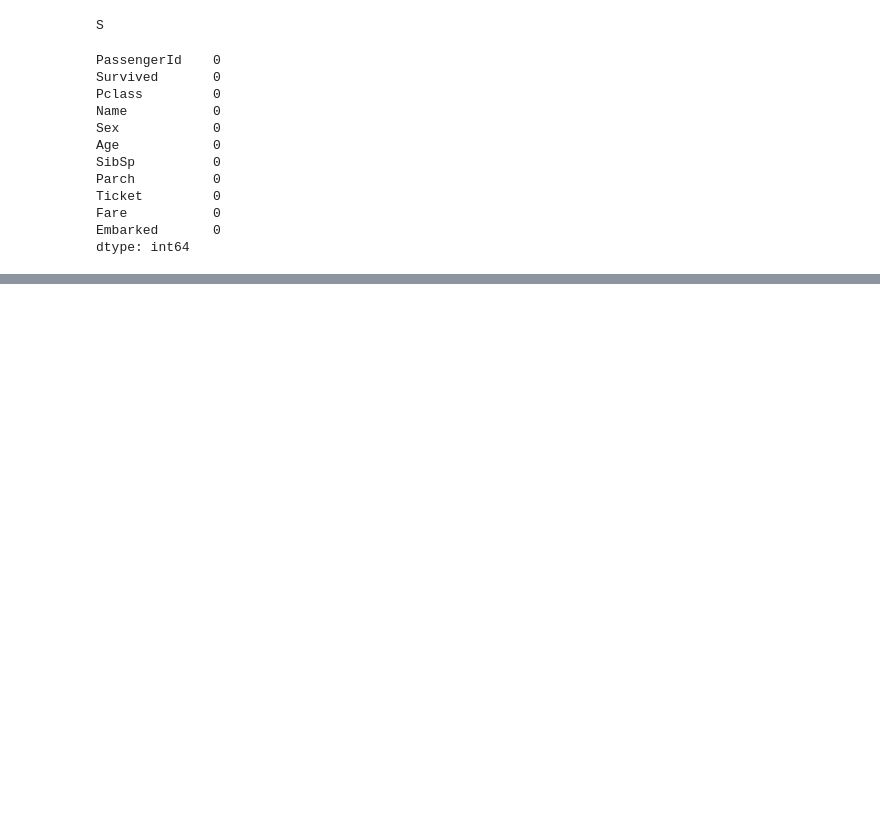
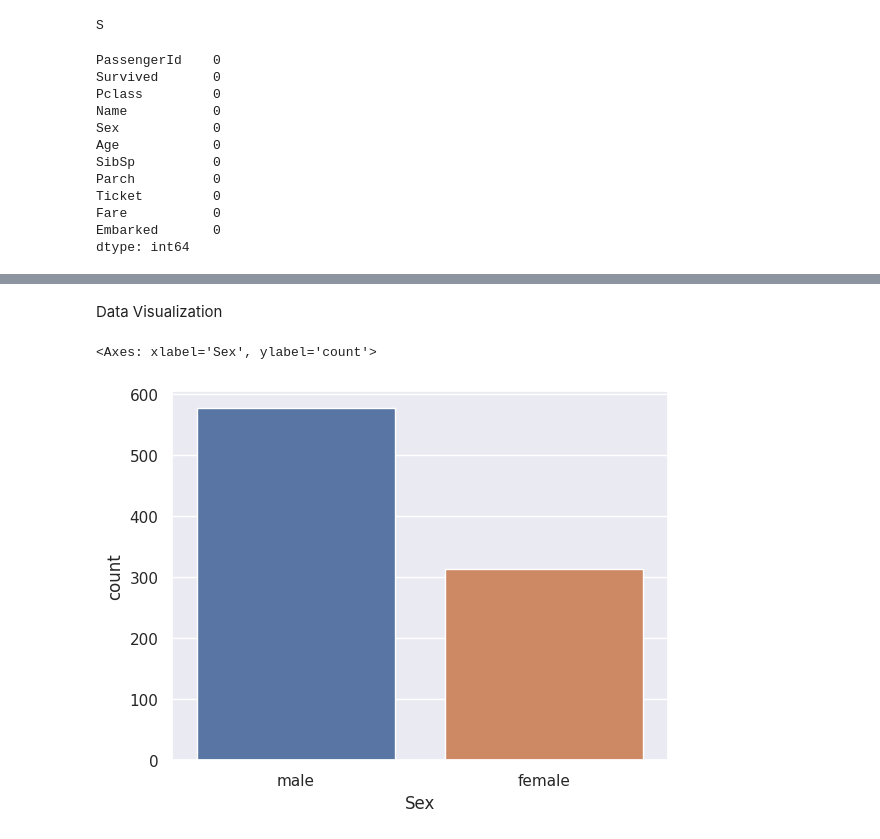
Before and after one commit to Priya-gawhane/Machine-learning-prediction-Models-Projects, a Jupyter notebook: Titanic_survival_prediction.ipynb, the cells around one changed output, grey strips where cells are left out. Drawn from its saved outputs; the diff is of its cells as text; code cells hidden in the pictures; blank space fills up the shorter version.

```diff
--- a/Titanic_survival_prediction.ipynb
+++ b/Titanic_survival_prediction.ipynb
@@ -119,0 +149,9 @@ dtype: int64
+# %% [markdown]
+Data Visualization
+# %%
+sns.set()
+# %%
+ sns.countplot(data=titanic_data,  x="Sex")
+# %% [output]
+<Axes: xlabel='Sex', ylabel='count'>
+[figure, added]
```
Also changed, not shown: parts of 29 cells of this notebook.
